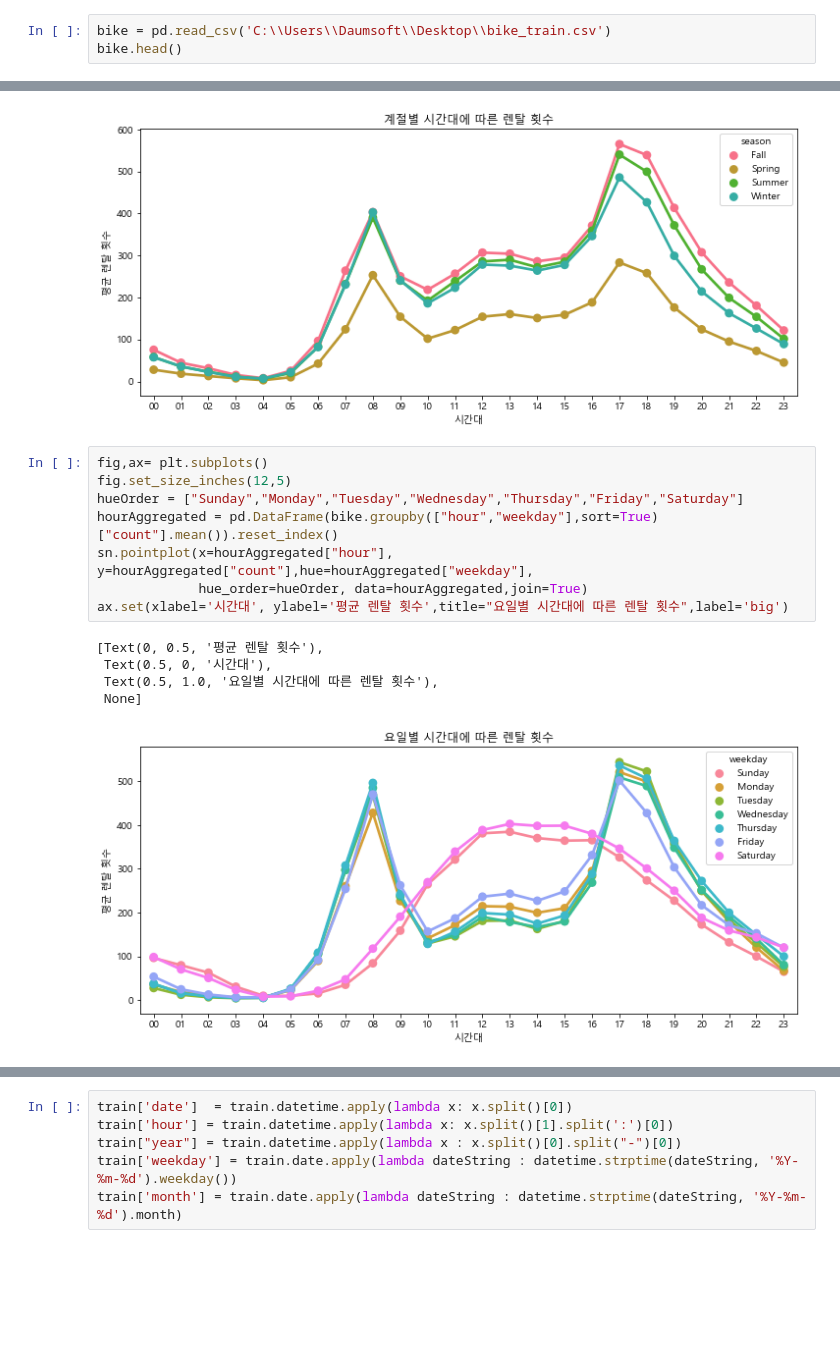
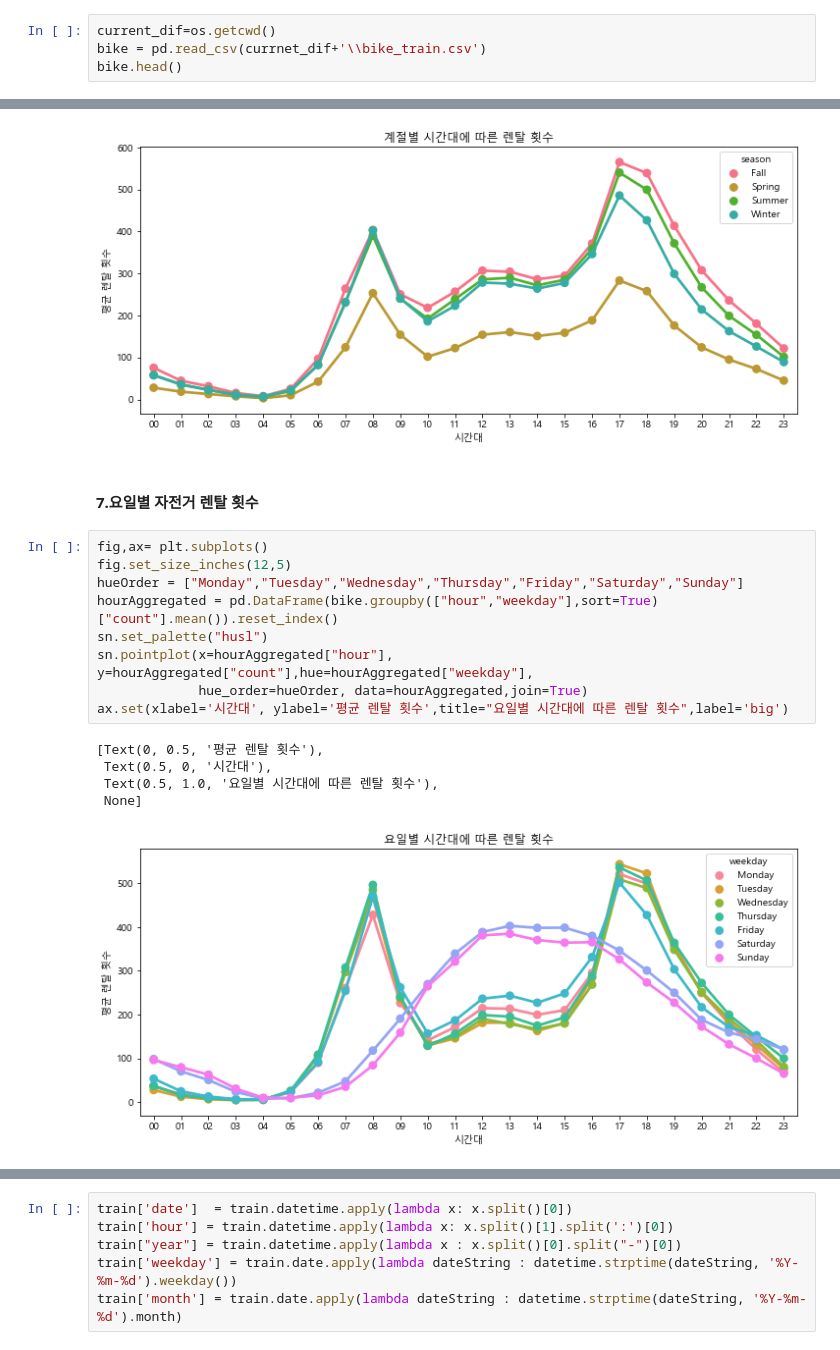
Before and after one commit to HeainLee/python-for-data-science, a Jupyter notebook: bike_jupyterVersion.ipynb, the cells around one changed output, grey strips where cells are left out. Cells and saved outputs as stored; diff of their text form; blank space fills up the shorter version.

```diff
--- a/bike_jupyterVersion.ipynb
+++ b/bike_jupyterVersion.ipynb
@@ -17,7 +20,8 @@ from matplotlib import font_manager, rc
 font_name = font_manager.FontProperties(fname="c:/Windows/Fonts/malgun.ttf").get_name()
 rc('font', family=font_name)
 # %%
-bike = pd.read_csv('C:\\Users\\Daumsoft\\Desktop\\bike_train.csv')
+current_dif=os.getcwd()
+bike = pd.read_csv(currnet_dif+'\\bike_train.csv')
 bike.head()
 # %% [output]
 |  | datetime | season | holiday | workingday | weather | temp | atemp | humidity | windspeed | casual | ... |
@@ -147,17 +156,20 @@ ax.set(xlabel='시간대', ylabel='평균 렌탈 횟수',title="계절별 시간
  Text(0.5, 1.0, '계절별 시간대에 따른 렌탈 횟수'),
  None]
 [figure]
+# %% [markdown]
+#### **7.요일별 자전거 렌탈 횟수**
 # %%
 fig,ax= plt.subplots()
 fig.set_size_inches(12,5)
-hueOrder = ["Sunday","Monday","Tuesday","Wednesday","Thursday","Friday","Saturday"]
+hueOrder = ["Monday","Tuesday","Wednesday","Thursday","Friday","Saturday","Sunday"]
 hourAggregated = pd.DataFrame(bike.groupby(["hour","weekday"],sort=True)["count"].mean()).reset_index()
+sn.set_palette("husl")
 sn.pointplot(x=hourAggregated["hour"], y=hourAggregated["count"],hue=hourAggregated["weekday"],
              hue_order=hueOrder, data=hourAggregated,join=True)
 ax.set(xlabel='시간대', ylabel='평균 렌탈 횟수',title="요일별 시간대에 따른 렌탈 횟수",label='big')
 # %% [output]
 [Text(0, 0.5, '평균 렌탈 횟수'),
  Text(0.5, 0, '시간대'),
  Text(0.5, 1.0, '요일별 시간대에 따른 렌탈 횟수'),
  None]
-[figure, old version]
+[figure, new version]
```
Also changed, not shown: parts of 25 cells of this notebook.
